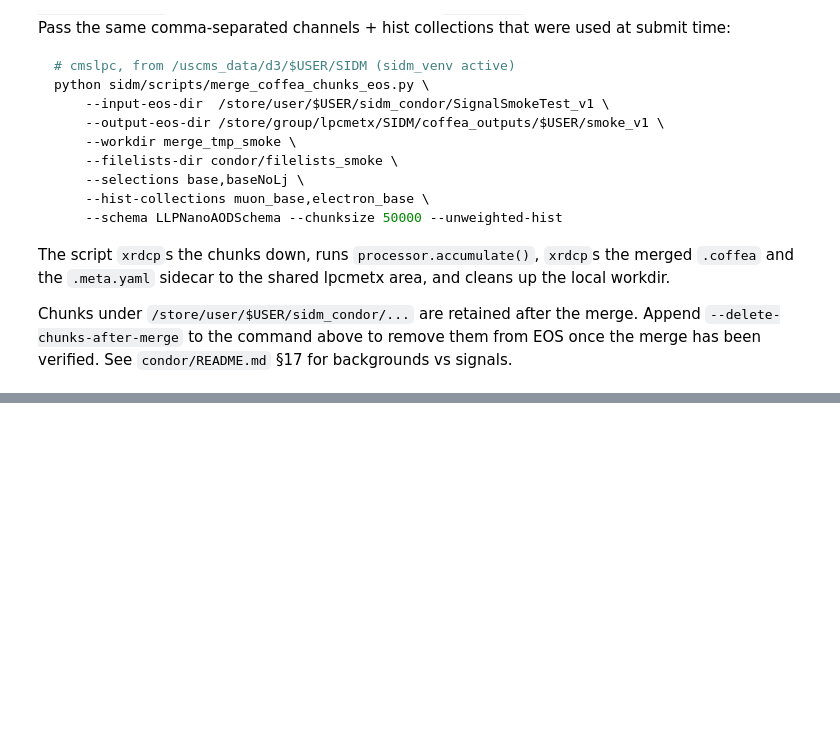
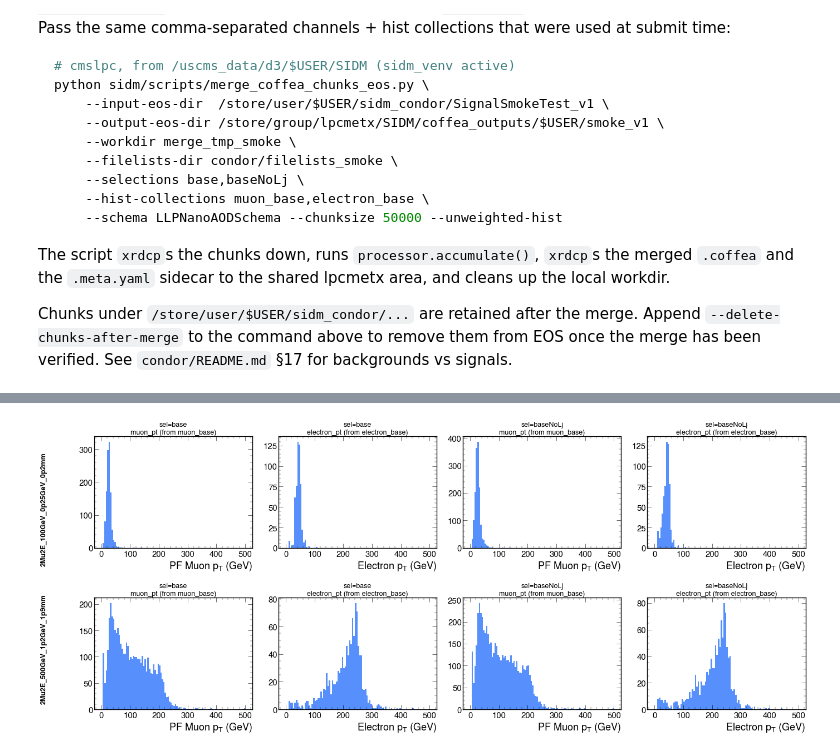
Before and after one commit to cms-sidm/SIDM, a Jupyter notebook: sidm/test_notebooks/lpc_condor_example.ipynb, the cells around one changed output, grey strips where cells are left out. Saved outputs shown, nothing was run; the diff lists cells and outputs as text; code cells hidden in the pictures; blank space fills up the shorter version.

```diff
--- a/sidm/test_notebooks/lpc_condor_example.ipynb
+++ b/sidm/test_notebooks/lpc_condor_example.ipynb
@@ -245,13 +196,0 @@ for s, out in outs.items():
-# %%
-for s in samples:
-    meta = load_run_metadata(os.path.join(MERGED_DIR, f'{s}.coffea'))
-    print(f'=== {s} ===')
-    print('  n_samples in sidecar :', meta['n_samples'])
-    for entry in meta['samples']:
-        print(f"    sample: {entry['name']} ({entry['n_files']} files)")
-    print('  n_chunks             :', meta.get('n_chunks'))
-    print('  selections           :', [x['name'] for x in meta['selections']])
-    print('  hist collections     :', [(hc['name'], f"{len(hc['hists'])} hists") for hc in meta['hist_collections']])
-    print('  sidm_commit          :', meta['sidm_commit'])
-    print('  created_utc          :', meta['created_utc'])
-    print()
@@ -307,0 +283,13 @@ The sidecar contains the selection, hist collection, file list, and SIDM commit
+# %%
+for name, m in metas.items():
+    print(f"=== {name}.meta.yaml ===")
+    print("  created_utc   :", m["created_utc"])
+    print("  selections    :", [s["name"] for s in m["selections"]])
+    print("  hist_colls    :", [(hc["name"], f"{len(hc['hists'])} hists") for hc in m["hist_collections"]])
+    print("  schema        :", m["schema"], "| chunksize:", m["chunksize"], "| unweighted:", m["unweighted_hist"])
+    print("  sidm_commit   :", m["sidm_commit"])
+    print("  coffea_version:", m["coffea_version"])
+    if "n_chunks" in m:                       # condor-merged sidecars only
+        print("  n_chunks      :", m["n_chunks"])
+    for s in m["samples"]:
+        print(f"    {s['name']}: {s['n_files']} files, xsec_pb={s['xsec_pb']}")
@@ -307,0 +319,21 @@ The sidecar contains the selection, hist collection, file list, and SIDM commit
+# %%
+selections = ["base", "baseNoLj"]
+hist_per_collection = {"muon_base": "muon_pt", "electron_base": "electron_pt"}
+combos = [(sel, hc, hist_per_collection[hc]) for sel in selections for hc in hist_per_collection]
+samples = list(samples_out.keys())
+
+fig, axes = plt.subplots(len(samples), len(combos),
+                         figsize=(7 * len(combos), 6 * len(samples)), squeeze=False)
+for i, s in enumerate(samples):
+    h = samples_out[s]["hists"]
+    for j, (sel, hc, hname) in enumerate(combos):
+        plt.sca(axes[i, j])
+        utilities.plot(h[hname][sel, :], histtype="fill", skip_label=True)
+        axes[i, j].set_title(f"sel={sel}\n{hname} (from {hc})", fontsize=18)
+    bbox = axes[i, 0].get_position()
+    fig.text(0.005, (bbox.y0 + bbox.y1) / 2, s, fontsize=18, rotation="vertical",
+             va="center", ha="left", weight="bold")
+plt.tight_layout(rect=(0.04, 0, 1, 1))
+plt.show()
+# %% [output]
+[figure, added]
```
Also changed, not shown: parts of 15 cells of this notebook, 3 other files.
